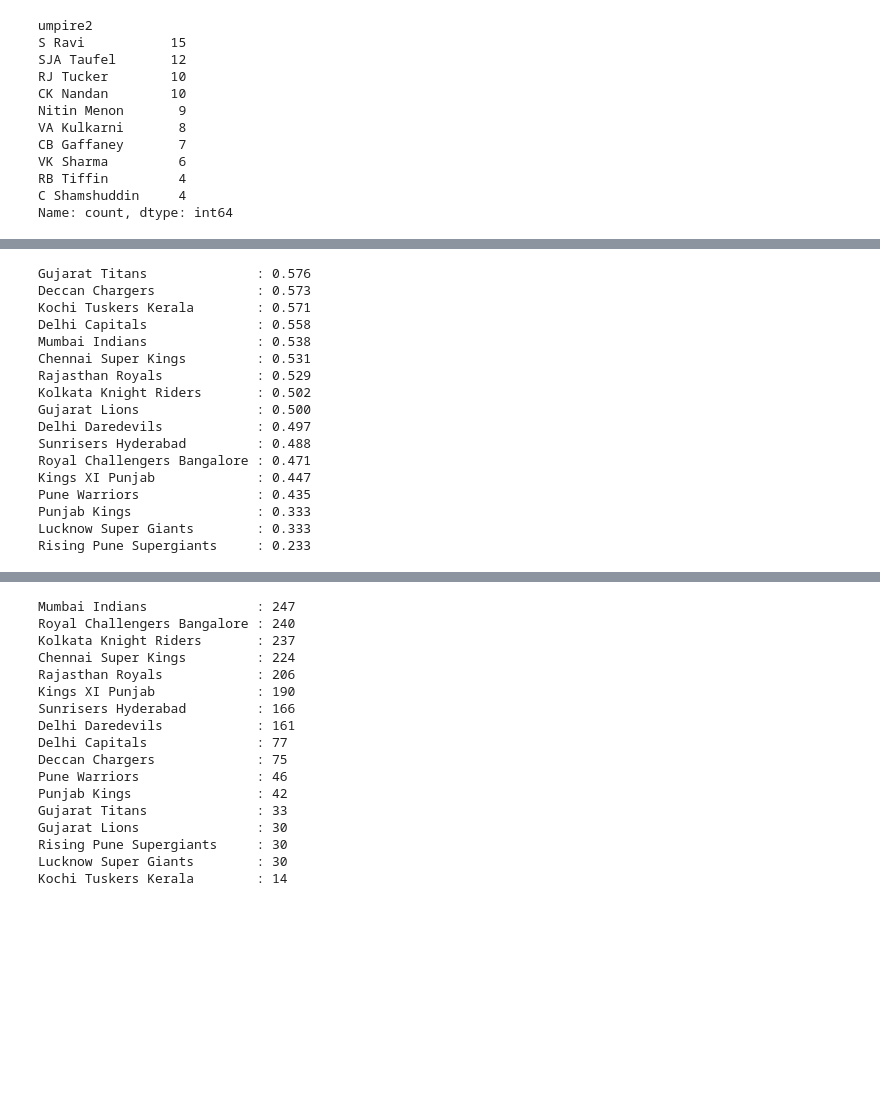
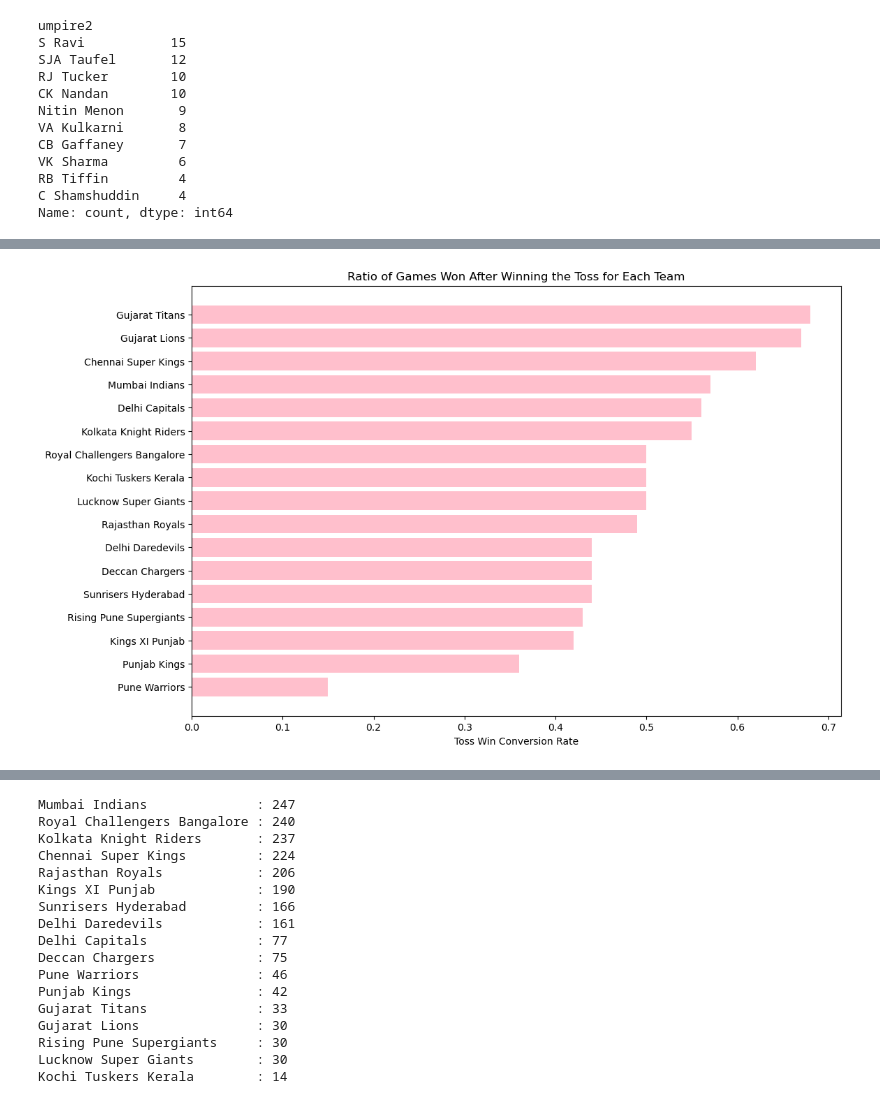
Before and after one commit to code-with-aneesh/IPL_Analysis, a Jupyter notebook: match_analysis.ipynb, the cells around one changed output, grey strips where cells are left out. Drawn from its saved outputs; the diff is of its cells as text; code cells hidden in the pictures; blank space fills up the shorter version.

```diff
--- a/match_analysis.ipynb
+++ b/match_analysis.ipynb
@@ -206,37 +199,41 @@ Gujarat Titans              : 0.68
-# %%
-# which team has won the most tosses compared to games played
-
-total_toss_wins_per_team = {}
-
-for team in all_teams:
-    tosses_won = match[match["toss_winner"] == team].shape[0]
-    total_toss_wins_per_team[team] = tosses_won
-
-sorted_teams = sorted(
-    total_toss_wins_per_team.items(),
-    key=lambda x: x[1] / total_matches_per_team[x[0]],
-    reverse=True,
-)
-max_team_name_length = max(len(team) for team in total_matches_per_team.keys())
-
-for team, toss_wins in sorted_teams:
-    toss_win_ratio = toss_wins / total_matches_per_team[team]
-    print(f"{team.ljust(max_team_name_length)} : {toss_win_ratio:.3f}")
-# %% [output]
-Gujarat Titans              : 0.576
-Deccan Chargers             : 0.573
-Kochi Tuskers Kerala        : 0.571
-Delhi Capitals              : 0.558
-Mumbai Indians              : 0.538
-Chennai Super Kings         : 0.531
-Rajasthan Royals            : 0.529
-Kolkata Knight Riders       : 0.502
-Gujarat Lions               : 0.500
-Delhi Daredevils            : 0.497
-Sunrisers Hyderabad         : 0.488
-Royal Challengers Bangalore : 0.471
-Kings XI Punjab             : 0.447
-Pune Warriors               : 0.435
-Punjab Kings                : 0.333
-Lucknow Super Giants        : 0.333
-Rising Pune Supergiants     : 0.233
+# %%
+import pandas as pd
+import matplotlib.pyplot as plt
+import numpy as np
+
+all_teams = match["team1"].unique().tolist()
+
+total_matches_per_team = {}
+toss_win_ratios = {}
+
+for team in all_teams:
+    matches_played = match[(match["team1"] == team) | (match["team2"] == team)].shape[0]
+    total_matches_per_team[team] = matches_played
+
+for team in all_teams:
+    count_win = match[(match["toss_winner"] == team) & (match["winner"] == team)].shape[
+        0
+    ]
+    count_loss = match[
+        (match["toss_winner"] == team) & (match["winner"] != team)
+    ].shape[0]
+    if (count_win + count_loss) > 0:
+        toss_win_ratio = round(count_win / (count_win + count_loss), 2)
+    else:
+        toss_win_ratio = 0
+    toss_win_ratios[team] = toss_win_ratio
+
+sorted_teams = sorted(toss_win_ratios.items(), key=lambda x: x[1], reverse=True)
+teams = [item[0] for item in sorted_teams]
+ratios = [item[1] for item in sorted_teams]
+
+pastel_color = (1.0, 0.75, 0.8)
+
+plt.figure(figsize=(12, 8))
+bars = plt.barh(teams, ratios, color=pastel_color)
+plt.xlabel("Toss Win Conversion Rate")
+plt.title("Ratio of Games Won After Winning the Toss for Each Team")
+plt.gca().invert_yaxis()
+plt.show()
+# %% [output]
+[figure, added]
```
Also changed, not shown: parts of 7 cells of this notebook, 4 other files.
